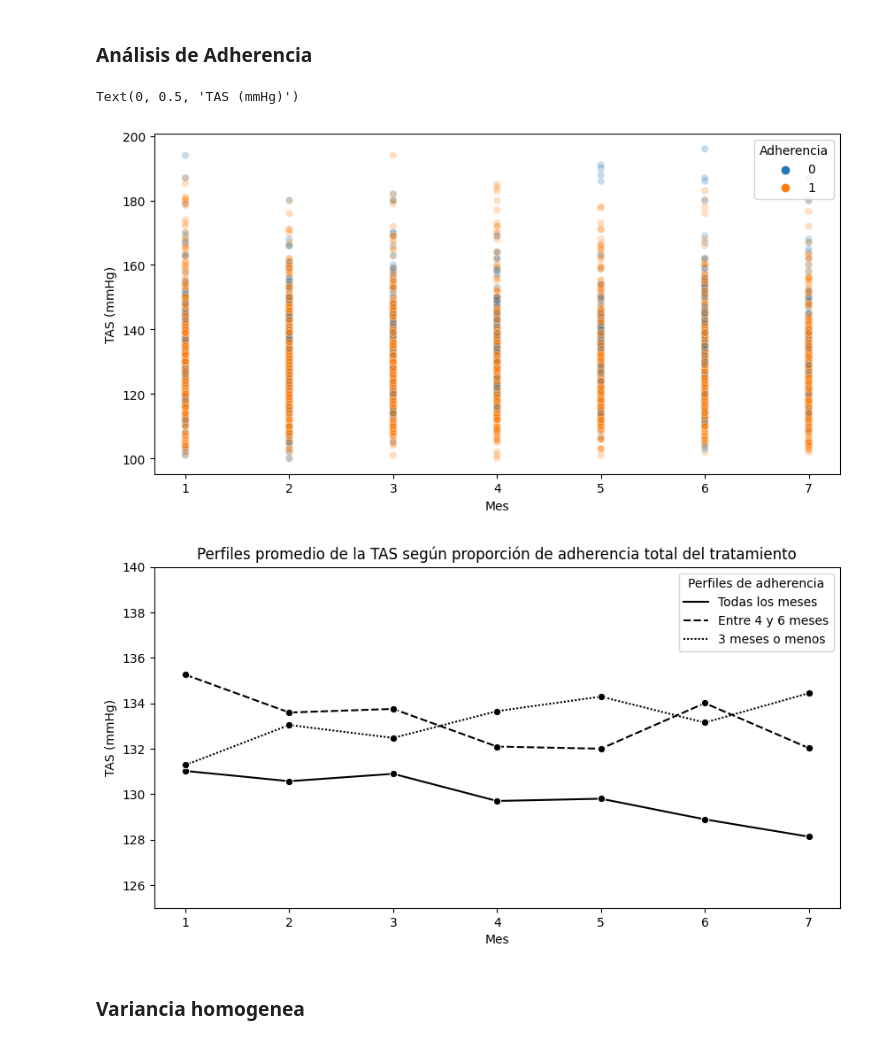
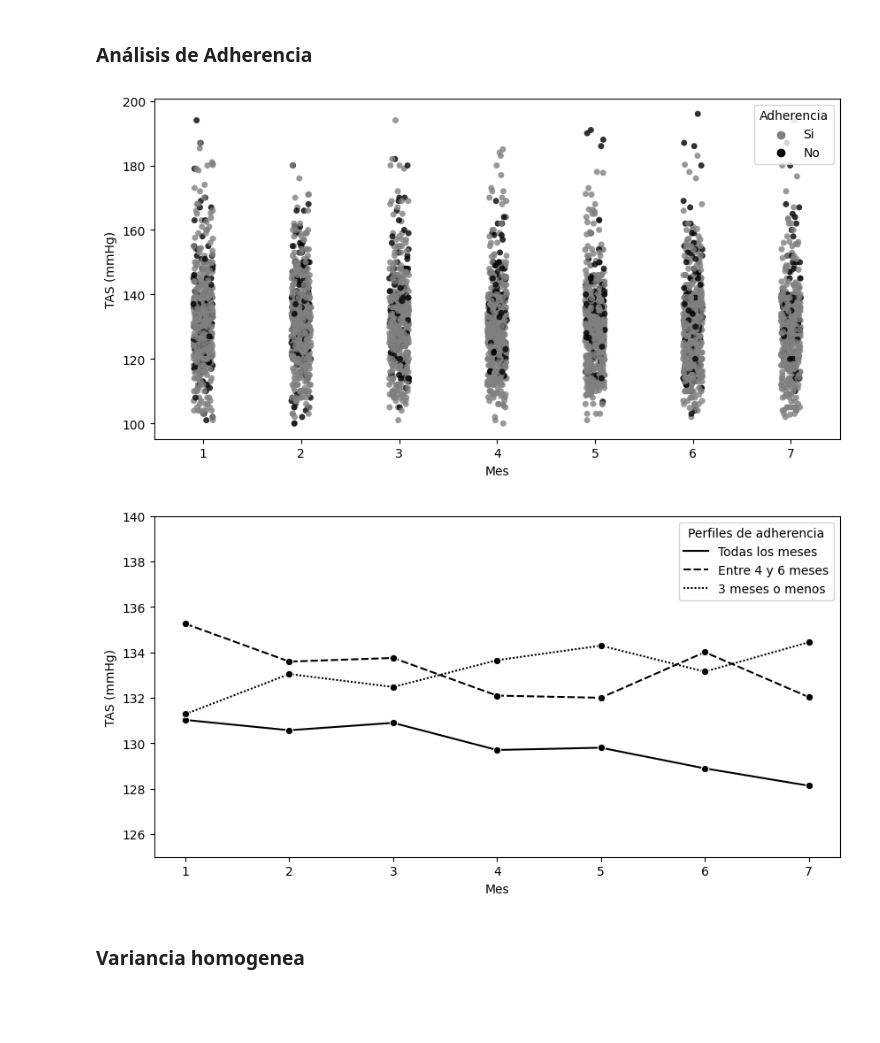
Before and after one commit to ecometto94/Tesis, a Jupyter notebook: Sintaxis/Análisis Descriptivo Paper Style.ipynb, the cells around one changed output. Cells and saved outputs as stored; diff of their text form; code cells hidden in the pictures; blank space fills up the shorter version.

```diff
--- a/Sintaxis/Análisis Descriptivo Paper Style.ipynb
+++ b/Sintaxis/Análisis Descriptivo Paper Style.ipynb
@@ -104,18 +105,21 @@ plt.show()
 # %% [markdown]
 ### Análisis de Adherencia
 # %%
+import seaborn.objects as so
+
 plt.figure(figsize=(10,5))
-sns.scatterplot(
+sns.stripplot(
     x=tesis["Mes"],
     y=tesis["TAS"],
     marker="o",
-    hue=tesis["Adherencia"],
-    alpha=0.25
+    hue=tesis["Adherencia"].map({0: "No", 1: "Si"}),
+    palette=["gray", "black"],
+    alpha=0.8,
 )
 plt.ylabel("TAS (mmHg)")
+plt.savefig(f"{PATH_TO_IMG}/TAS_vs_tpo_with_adherencia_scatter.png", bbox_inches='tight')
 # %% [output]
-Text(0, 0.5, 'TAS (mmHg)')
-[figure, old version]
+[figure, new version]
 # %%
 aux = []
 for value in tesis["Adherencia_Total"]:
@@ -140,12 +144,12 @@ sns.lineplot(
 )
 plt.ylim(YLIM)
 plt.ylabel("TAS (mmHg)")
-plt.title("Perfiles promedio de la TAS según proporción de adherencia total del tratamiento")
+# plt.title("Perfiles promedio de la TAS según proporción de adherencia total del tratamiento")
 plt.savefig(f"{PATH_TO_IMG}/TAS_vs_tpo_with_adherencia.png", bbox_inches='tight')
 
 tesis = tesis.drop("Perfiles de adherencia", axis=1)
 # %% [output]
-[figure, old version]
+[figure, new version]
 # %% [markdown]
 ### Variancia homogenea
 # %%
```
Also changed, not shown: parts of 3 cells of this notebook, 5 other files.
